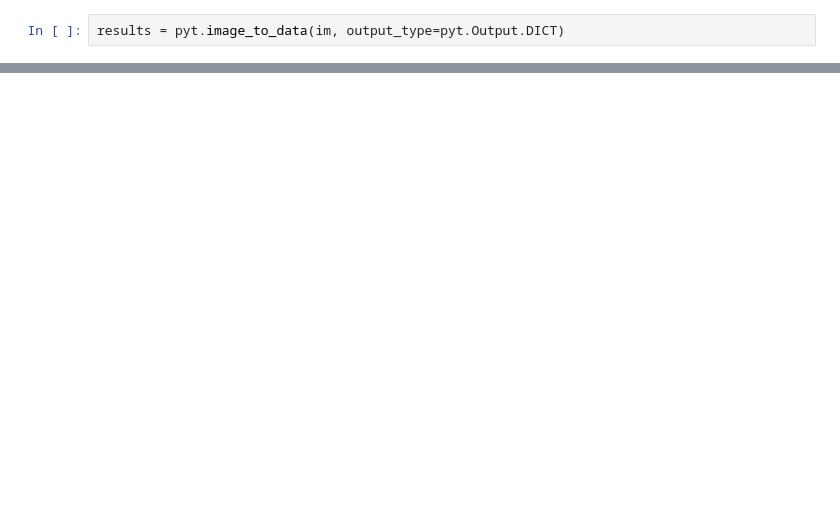
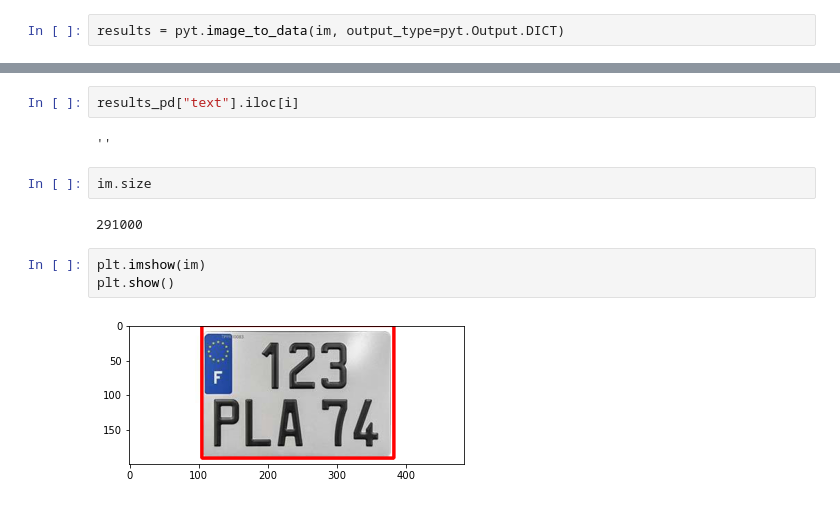
Before and after one commit to vintel38/OCR, a Jupyter notebook: OCR_Test1.ipynb, the cells around one changed output, grey strips where cells are left out. Drawn from its saved outputs; the diff is of its cells as text; blank space fills up the shorter version.

```diff
--- a/OCR_Test1.ipynb
+++ b/OCR_Test1.ipynb
@@ -85,0 +71,13 @@ https://pillow.readthedocs.io/en/stable/reference/ImageDraw.html
+# %%
+results_pd["text"].iloc[i]
+# %% [output]
+''
+# %%
+im.size
+# %% [output]
+291000
+# %%
+plt.imshow(im)
+plt.show()
+# %% [output]
+[figure, added]
```
Also changed, not shown: parts of 10 cells of this notebook, 5 other files.
